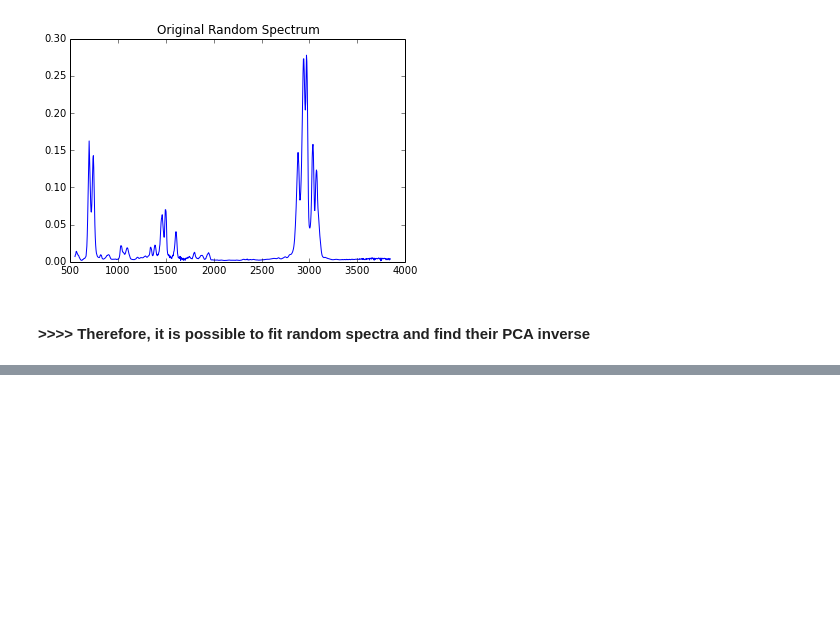
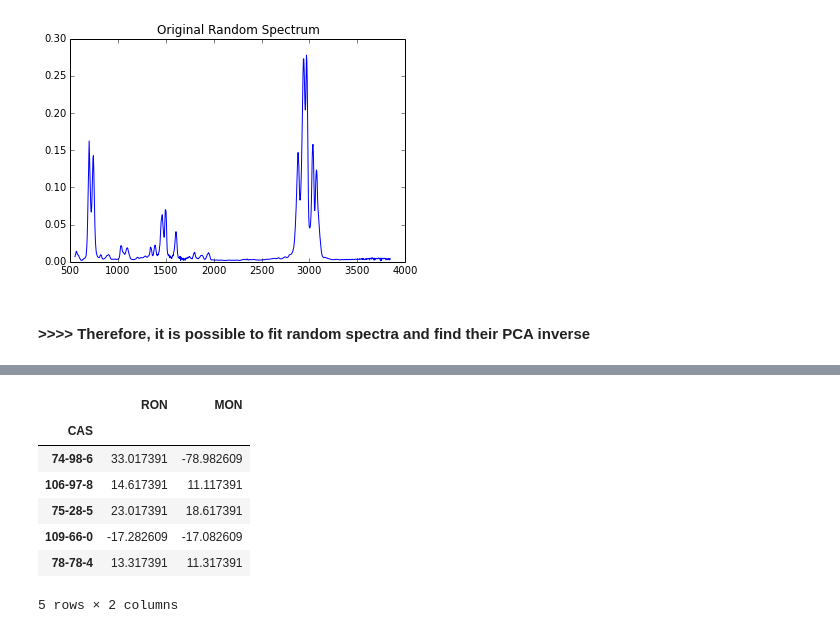
Before and after one commit to BrandonJvV/OctaneNumber, a Jupyter notebook: Normalization.ipynb, the cells around one changed output, grey strips where cells are left out. Saved outputs shown, nothing was run; the diff lists cells and outputs as text; code cells hidden in the pictures; blank space fills up the shorter version.

```diff
--- a/Normalization.ipynb
+++ b/Normalization.ipynb
@@ -215,0 +210,13 @@ ValueError: expected square matrix
+# %%
+ON_mean = ON['RON'].mean(1)
+ON_bar = ON - ON_mean
+ON_bar.head()
+# %% [output]
+|  | RON | MON |
+| CAS |  |  |
+| 74-98-6 | 33.017391 | -78.982609 |
+| 106-97-8 | 14.617391 | 11.117391 |
+| 75-28-5 | 23.017391 | 18.617391 |
+| 109-66-0 | -17.282609 | -17.082609 |
+| 78-78-4 | 13.317391 | 11.317391 |
+5 rows × 2 columns
```
Also changed, not shown: parts of 10 cells of this notebook.
